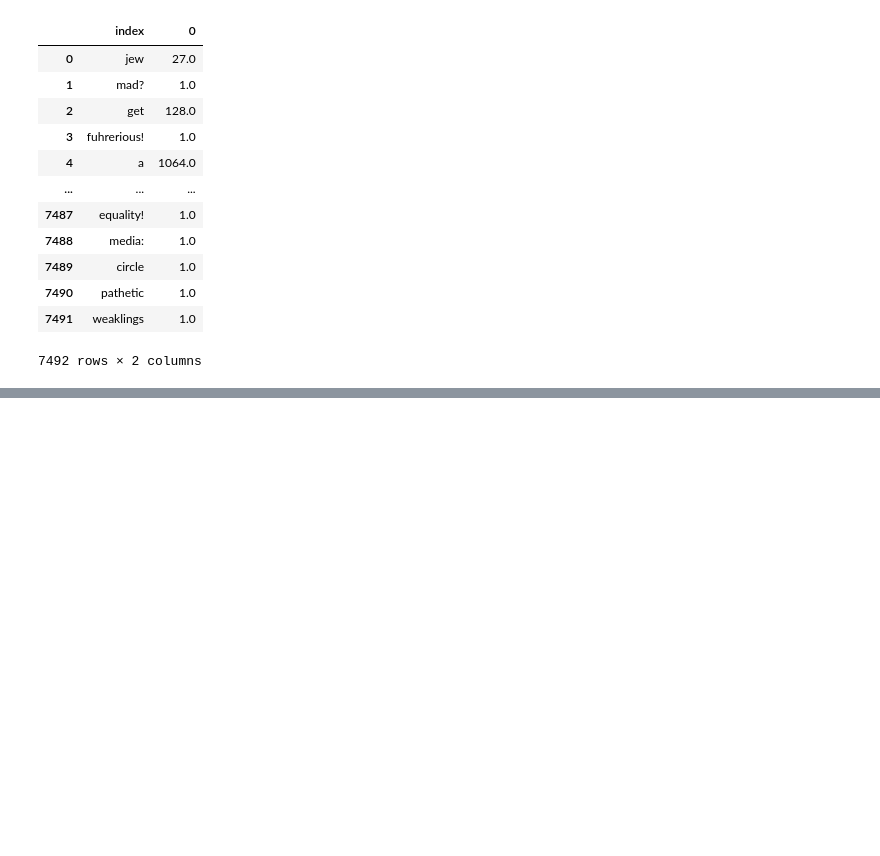
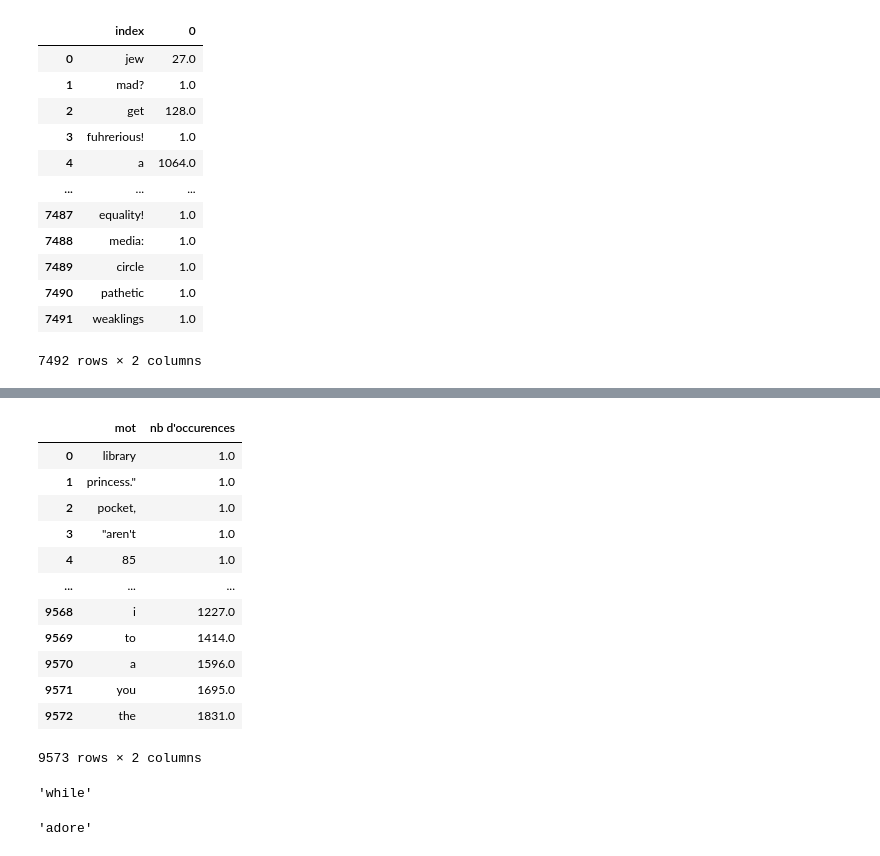
Before and after one commit to hlmth/statsapp, a Jupyter notebook: analyse_textuelle.ipynb, the cells around one changed output, grey strips where cells are left out. Saved outputs shown, nothing was run; the diff lists cells and outputs as text; code cells hidden in the pictures; blank space fills up the shorter version.

```diff
--- a/analyse_textuelle.ipynb
+++ b/analyse_textuelle.ipynb
@@ -192 +207,35 @@ compte
 7492 rows × 2 columns
+# %%
+compte = not_hateful["text"].apply(occurence)
+compte = compte.fillna(0)
+compte = compte.sum()
+compte = pd.Series.to_frame(compte)
+compte = compte.reset_index()
+compte.columns = ["mot", "nb d'occurences"]
+compte_not_hateful = compte.sort_values(by=["nb d'occurences"])
+compte_not_hateful = compte_not_hateful.reset_index()
+del compte_not_hateful["index"]
+compte_not_hateful
+# %% [output]
+|  | mot | nb d'occurences |
+| 0 | library | 1.0 |
+| 1 | princess." | 1.0 |
+| 2 | pocket, | 1.0 |
+| 3 | "aren't | 1.0 |
+| 4 | 85 | 1.0 |
+| ... | ... | ... |
+| 9568 | i | 1227.0 |
+| 9569 | to | 1414.0 |
+| 9570 | a | 1596.0 |
+| 9571 | you | 1695.0 |
+| 9572 | the | 1831.0 |
+9573 rows × 2 columns
+# %%
+stopwords = list(STOPWORDS)
+stopwords[2]
+# %% [output]
+'while'
+# %%
+compte_hateful.iloc[1]["mot"]
+# %% [output]
+'adore'
```
Also changed, not shown: parts of 15 cells of this notebook.
